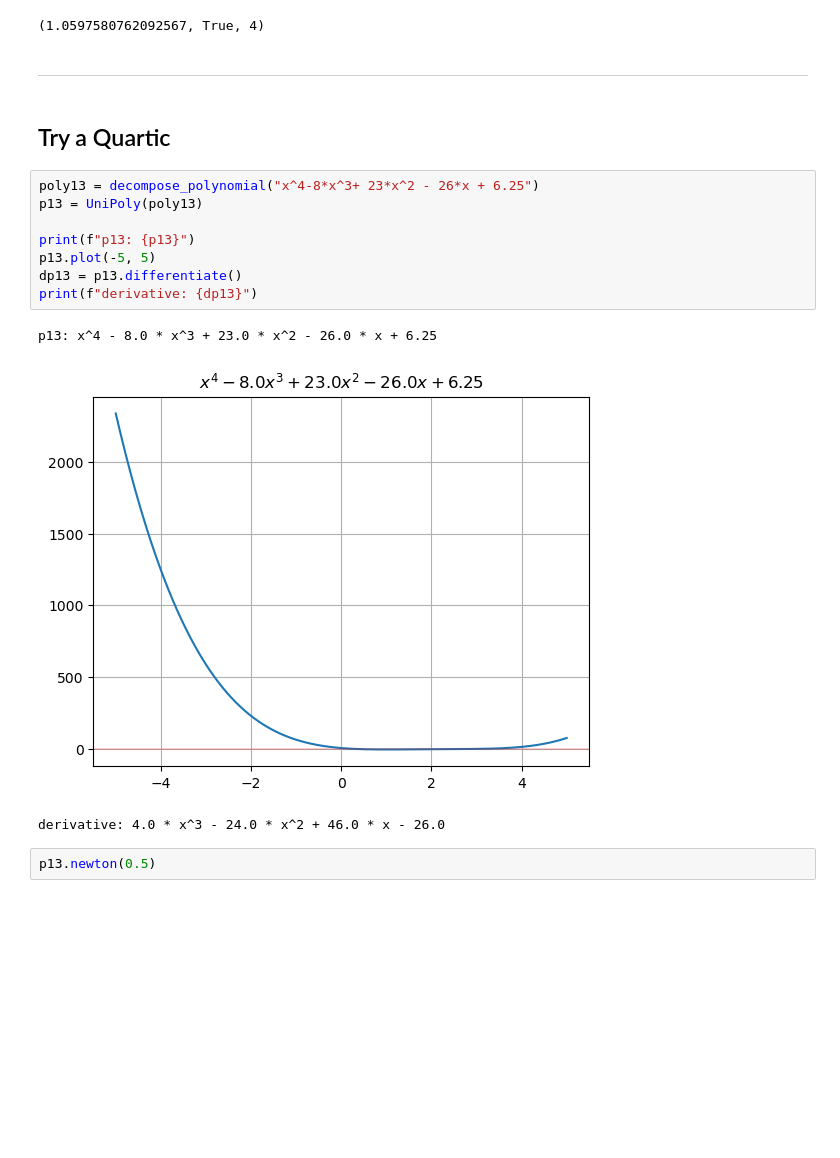
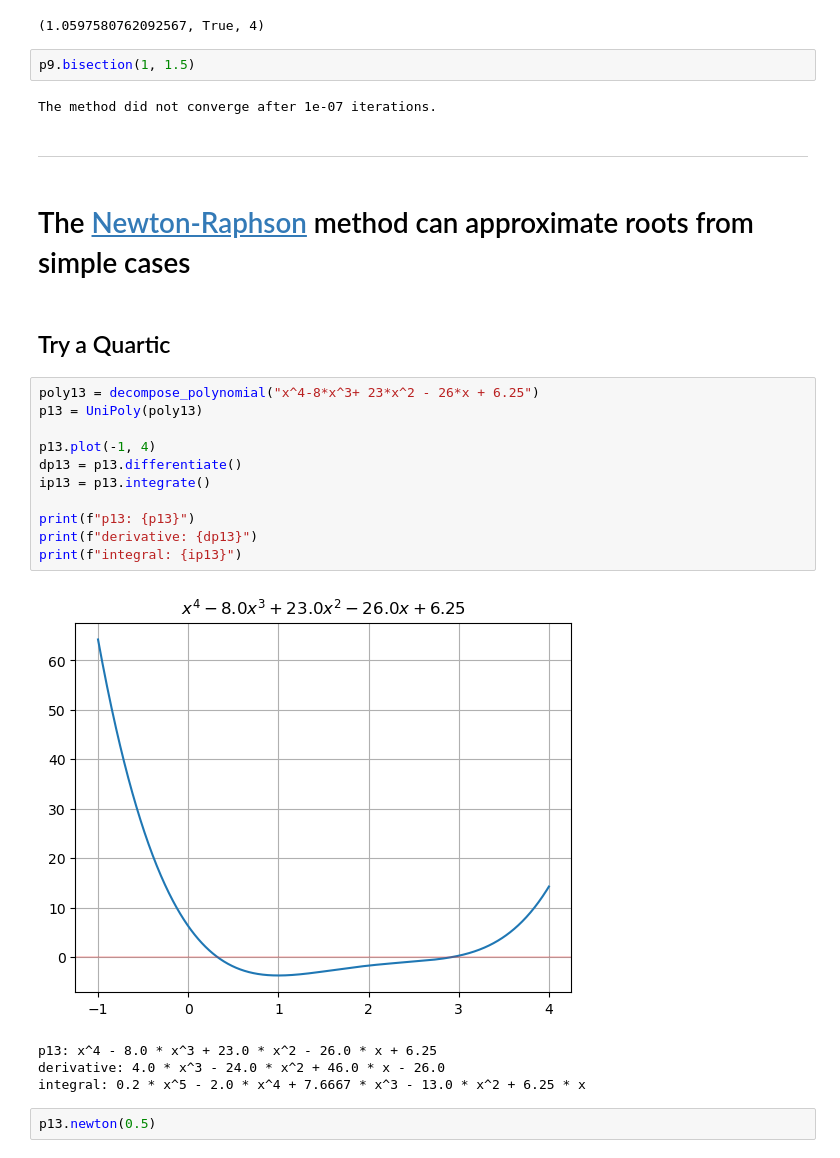
Before and after one commit to pineapple-bois/polynomial-methods, a Jupyter notebook: uni_testing.ipynb, the cells around one changed output. Cells and saved outputs as stored; diff of their text form; blank space fills up the shorter version.

Commit message:
Added bisection

```diff
--- a/uni_testing.ipynb
+++ b/uni_testing.ipynb
@@ -109,22 +143,32 @@ print(dp9)
 p9.newton(0.5)
 # %% [output]
 (1.0597580762092567, True, 4)
+# %%
+p9.bisection(1, 1.5)
+# %% [output]
+The method did not converge after 1e-07 iterations.
 # %% [markdown]
 ----
+# %% [markdown]
+# The [Newton-Raphson](https://en.wikipedia.org/wiki/Newton%27s_method) method can approximate roots from simple cases
 # %% [markdown]
 ## Try a Quartic
 # %%
 poly13 = decompose_polynomial("x^4-8*x^3+ 23*x^2 - 26*x + 6.25")
 p13 = UniPoly(poly13)
 
+p13.plot(-1, 4)
+dp13 = p13.differentiate()
+ip13 = p13.integrate()
+
 print(f"p13: {p13}")
-p13.plot(-5, 5)
-dp13 = p13.differentiate()
 print(f"derivative: {dp13}")
+print(f"integral: {ip13}")
 # %% [output]
+[figure, new version]
 p13: x^4 - 8.0 * x^3 + 23.0 * x^2 - 26.0 * x + 6.25
+derivative: 4.0 * x^3 - 24.0 * x^2 + 46.0 * x - 26.0
+integral: 0.2 * x^5 - 2.0 * x^4 + 7.6667 * x^3 - 13.0 * x^2 + 6.25 * x
-[figure, old version]
-derivative: 4.0 * x^3 - 24.0 * x^2 + 46.0 * x - 26.0
 # %%
 p13.newton(0.5)
 # %% [output]
```
Also changed, not shown: parts of 27 cells of this notebook, 2 other files.
